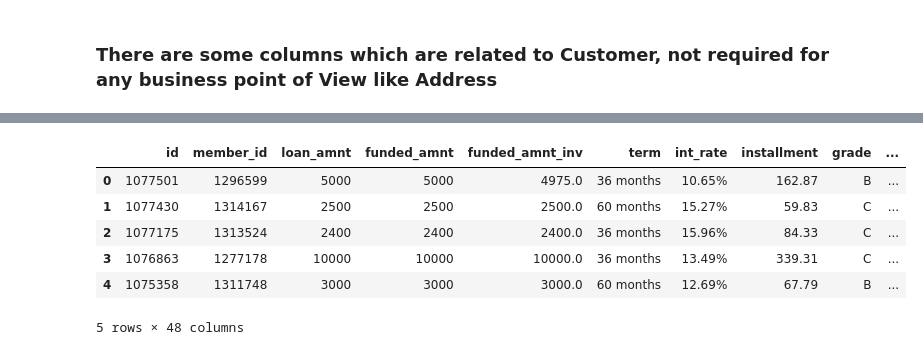
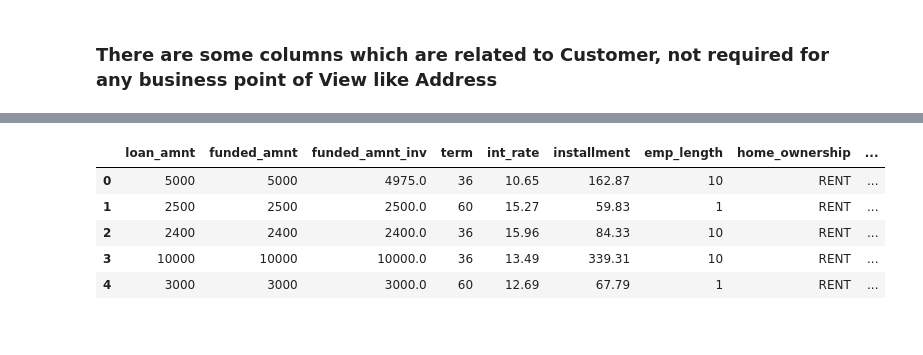
Before and after one commit to swapnilkj89/LendingClubCaseStudy, a Jupyter notebook: LendingClubCaseStudy.ipynb, the cells around one changed output, grey strips where cells are left out. Drawn from its saved outputs; the diff is of its cells as text; code cells hidden in the pictures.

```diff
--- a/LendingClubCaseStudy.ipynb
+++ b/LendingClubCaseStudy.ipynb
@@ -150,0 +184,4 @@ memory usage: 14.5+ MB
+# %%
+# Identifying more colums which may not required
+pd.options.display.max_columns = None
+loan_df.head()
@@ -150,0 +205,2 @@ memory usage: 14.5+ MB
+# %%
+loan_df['term'] = loan_df['term'].apply(lambda x: pd.to_numeric(x.split("months")[0]))
@@ -151,11 +223,15 @@ memory usage: 14.5+ MB
+# %%
+loan_df['int_rate'] = loan_df['int_rate'].apply(lambda x: pd.to_numeric(x.split("%")[0]))
+# %%
+# Standardizing Employee Length
+loan_df.emp_length.fillna('0',inplace=True)
 # %%
-loan_df.describe()
+loan_df['emp_length'] = loan_df.emp_length.str.extract('(\d+)')
 loan_df.head()
 # %% [output]
-|  | id | member_id | loan_amnt | funded_amnt | funded_amnt_inv | term | int_rate | installment | grade | ... |
-| 0 | 1077501 | 1296599 | 5000 | 5000 | 4975.0 | 36 months | 10.65% | 162.87 | B | ... |
-| 1 | 1077430 | 1314167 | 2500 | 2500 | 2500.0 | 60 months | 15.27% | 59.83 | C | ... |
-| 2 | 1077175 | 1313524 | 2400 | 2400 | 2400.0 | 36 months | 15.96% | 84.33 | C | ... |
-| 3 | 1076863 | 1277178 | 10000 | 10000 | 10000.0 | 36 months | 13.49% | 339.31 | C | ... |
-| 4 | 1075358 | 1311748 | 3000 | 3000 | 3000.0 | 60 months | 12.69% | 67.79 | B | ... |
+|  | loan_amnt | funded_amnt | funded_amnt_inv | term | int_rate | installment | emp_length | home_ownership | ... |
+| 0 | 5000 | 5000 | 4975.0 | 36 | 10.65 | 162.87 | 10 | RENT | ... |
+| 1 | 2500 | 2500 | 2500.0 | 60 | 15.27 | 59.83 | 1 | RENT | ... |
+| 2 | 2400 | 2400 | 2400.0 | 36 | 15.96 | 84.33 | 10 | RENT | ... |
+| 3 | 10000 | 10000 | 10000.0 | 36 | 13.49 | 339.31 | 10 | RENT | ... |
+| 4 | 3000 | 3000 | 3000.0 | 60 | 12.69 | 67.79 | 1 | RENT | ... |
-5 rows × 48 columns
```
Also changed, not shown: parts of 16 cells of this notebook.
